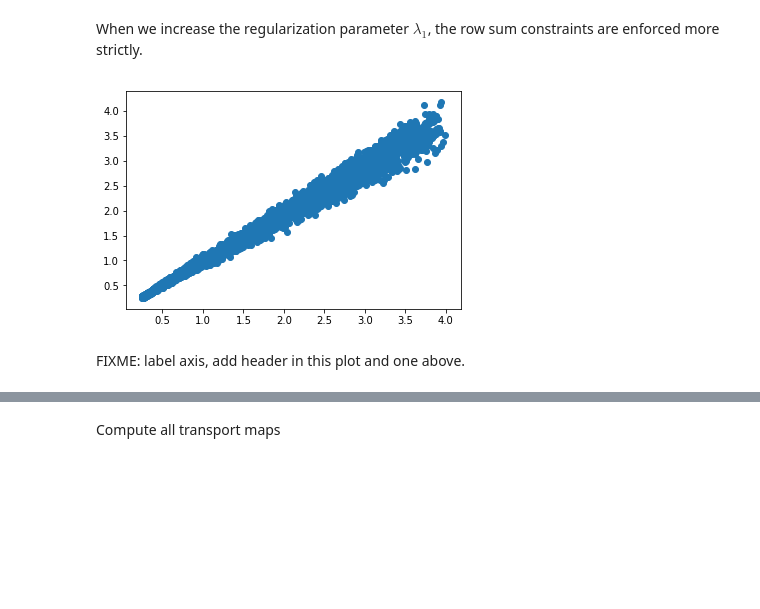
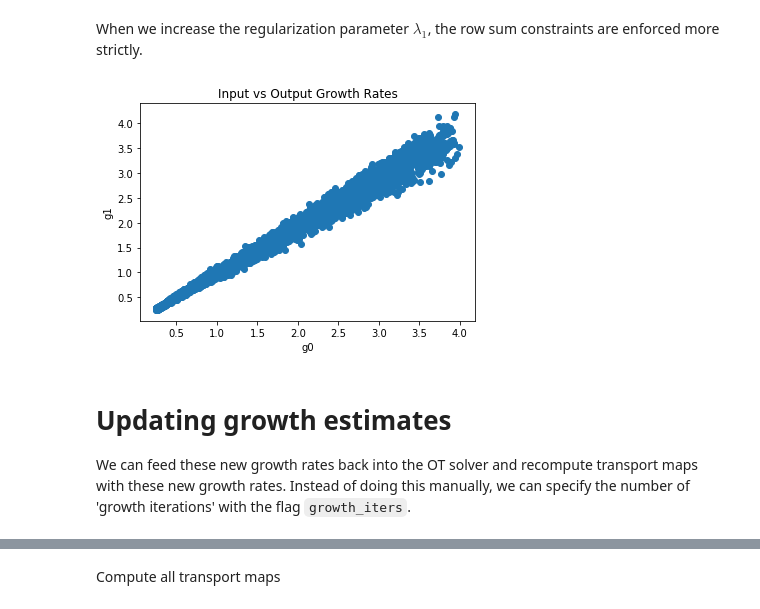
Before and after one commit to broadinstitute/wot, a Jupyter notebook: notebooks/Notebook-2-compute-transport-maps.ipynb, the cells around one changed output, grey strips where cells are left out. Cells and saved outputs as stored; diff of their text form; code cells hidden in the pictures; blank space fills up the shorter version.

```diff
--- a/notebooks/Notebook-2-compute-transport-maps.ipynb
+++ b/notebooks/Notebook-2-compute-transport-maps.ipynb
@@ -146,11 +149,16 @@ plt.show()
 When we increase the regularization parameter $\lambda_1$, the row sum constraints are enforced more strictly.
 # %%
 ot_model_strict = wot.ot.OTModel(adata,epsilon = 0.05, lambda1 = 3,lambda2 = 50)
-tmap_annotated_2 = ot_model_strict.compute_transport_map(7,7.5)
-plt.scatter(tmap_annotated_2.obs['g0'],tmap_annotated_2.obs['g1'])
-plt.show()
+tmap_anno_strict = ot_model_strict.compute_transport_map(7,7.5)
-# %% [output]
-[figure, removed]
-# %% [markdown]
-FIXME:
-label axis, add header in this plot and one above.
+# %%
+plt.scatter(tmap_anno_strict.obs['g0'],tmap_anno_strict.obs['g1'])
+plt.xlabel("g0")
+plt.ylabel("g1")
+plt.title("Input vs Output Growth Rates")
+plt.show()
+# %% [output]
+[figure, added]
+# %% [markdown]
+# Updating growth estimates
+
+We can feed these new growth rates back into the OT solver and recompute transport maps with these new growth rates. Instead of doing this manually, we can specify the number of 'growth iterations' with the flag `growth_iters`.
```
Also changed, not shown: parts of 4 cells of this notebook.
